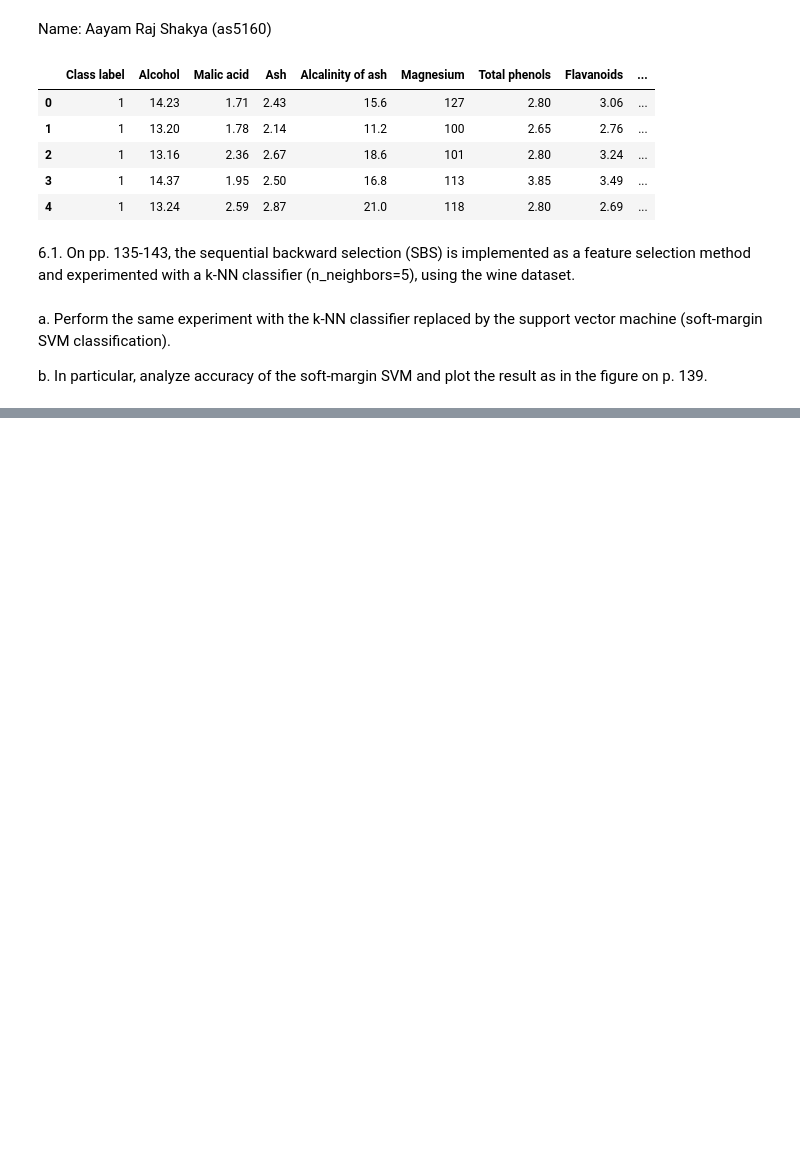
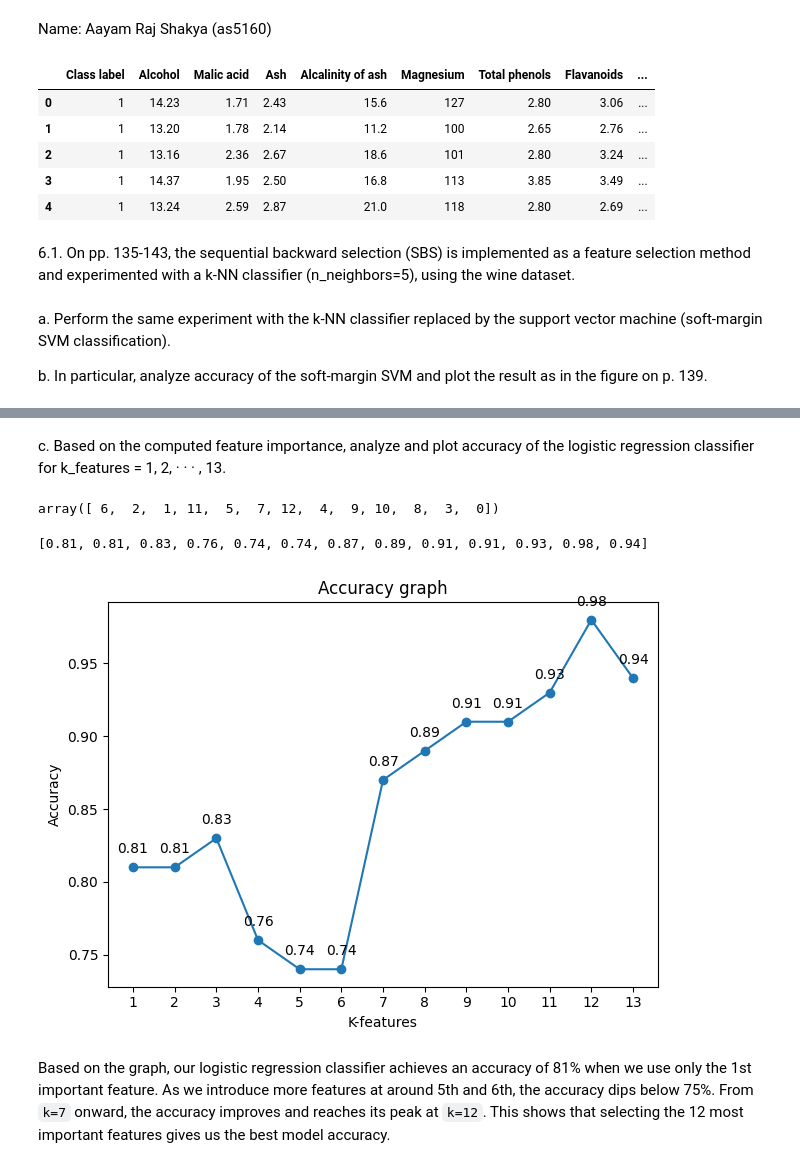
Before and after one commit to aayamrajshakya/Math_Fndn_of_Machine_Learning, a Jupyter notebook: HW6.ipynb, the cells around one changed output, grey strips where cells are left out. Cells and saved outputs as stored; diff of their text form; code cells hidden in the pictures; blank space fills up the shorter version.

Commit message:
Homework 6: Data Preprocessing in ML

```diff
--- a/HW6.ipynb
+++ b/HW6.ipynb
@@ -160,0 +192,11 @@ logistic regression classifier for k_features = 1, 2, · · · , 13.
+# %%
+# Evaluating the performance of the classifiers on our 7-feature subset
+print("kNN data:")
+knn.fit(X_train_std[:,knn_7], y_train)
+print('Training accuracy:', knn.score(X_train_std[:,knn_7], y_train))
+print('Test accuracy:', knn.score(X_test_std[:,knn_7], y_test))
+
+print("\nSVM data:")
+svm.fit(X_train_std[:,svm_7], y_train)
+print('Training accuracy:', svm.score(X_train_std[:,svm_7], y_train))
+print('Test accuracy:', svm.score(X_test_std[:,svm_7], y_test))
@@ -247,0 +383,45 @@ Random forest accuracy: 1.0000 and Logistic regression accuracy: 0.9630
+# %% [markdown]
+c. Based on the computed feature importance, analyze and plot accuracy of the
+logistic regression classifier for k_features = 1, 2, · · · , 13.
+# %%
+logit_indices = np.argsort(logit_importances)[::-1]
+logit_indices
+# %% [output]
+array([ 6,  2,  1, 11,  5,  7, 12,  4,  9, 10,  8,  3,  0])
+# %%
+accuracy_ = []
+
+# Iteratively eval the model from 1 to k-th feature importance
+for i in range(1, X_train.shape[1]+1):
+  feature_amt = logit_indices[:i]
+  logit = LogisticRegression(max_iter=10000, solver='liblinear')
+  logit.fit(X_train[:, feature_amt], y_train)
+  logit_pred = logit.predict(X_test[:, feature_amt])
+  accuracy_.append(round(accuracy_score(y_test, logit_pred),2))
+
+print (accuracy_)
+# %% [output]
+[0.81, 0.81, 0.83, 0.76, 0.74, 0.74, 0.87, 0.89, 0.91, 0.91, 0.93, 0.98, 0.94]
+# %%
+# REFERENCE: https://queirozf.com/entries/add-labels-and-text-to-matplotlib-plots-annotation-examples
+x_axis = range(1, len(accuracy_) + 1); y_axis = accuracy_
+plt.plot(x_axis, y_axis, marker='o')
+plt.xticks(range(1, len(accuracy_) + 1))
+plt.ylabel('Accuracy')
+plt.xlabel('K-features')
+plt.title('Accuracy graph')
+
+for x,y in zip(x_axis, y_axis):
+  label = "{}".format(y)
+  plt.annotate(label,
+               (x,y),
+               textcoords="offset points",
+               xytext=(0, 10),
+               ha='center')
+
+plt.tight_layout()
+plt.show()
+# %% [output]
+[figure, added]
+# %% [markdown]
+Based on the graph, our logistic regression classifier achieves an accuracy of 81% when we use only the 1st important feature. As we introduce more features at around 5th and 6th, the accuracy dips below 75%. From `k=7` onward, the accuracy improves and reaches its peak at `k=12`. This shows that selecting the 12 most important features gives us the best model accuracy.
```
Also changed, not shown: parts of 15 cells of this notebook.
